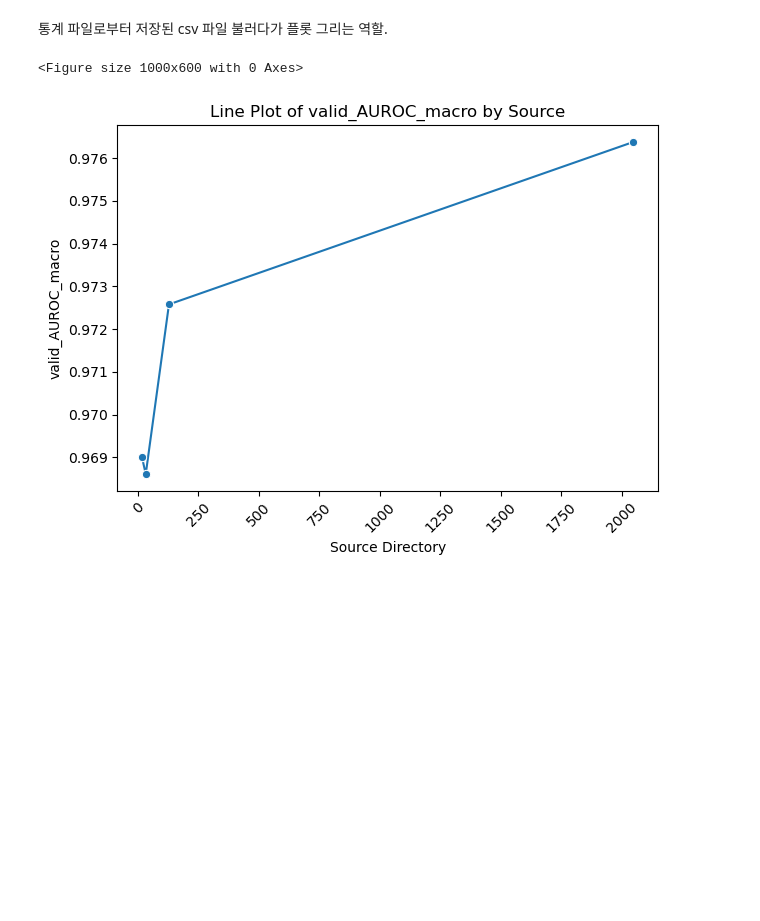
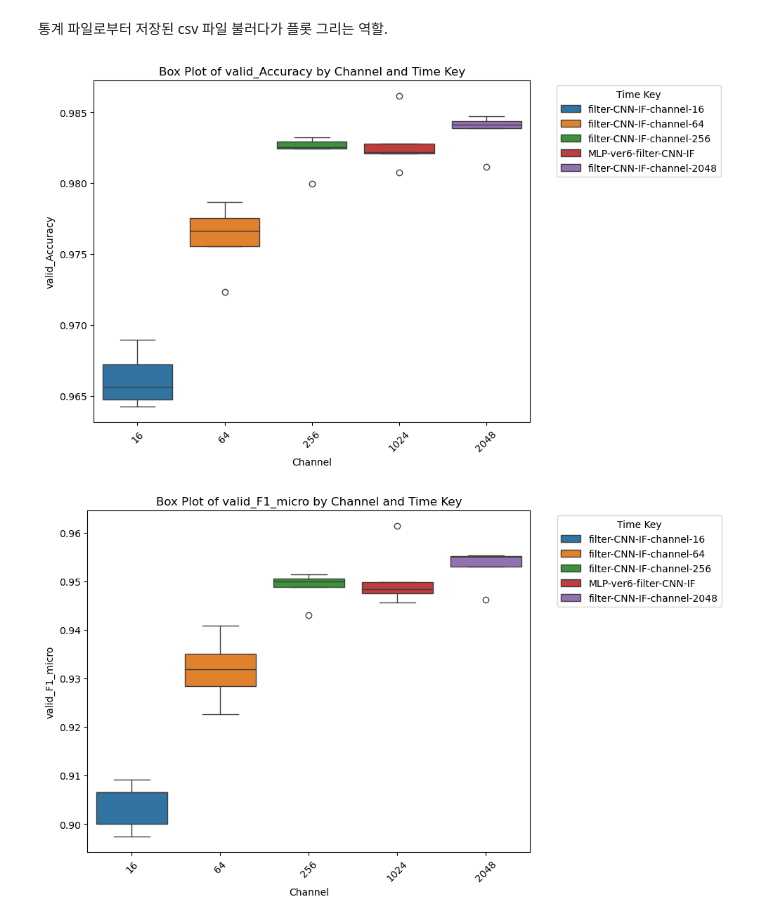
Before and after one commit to LeeHyunWon999/TP_encoding_SNN, a Jupyter notebook: new_server/ver6/statistics/expr_channel_size/seaborn_plot_channel_size.ipynb, the cells around one changed output. Cells and saved outputs as stored; diff of their text form; code cells hidden in the pictures; blank space fills up the shorter version.

Commit message:
channel statistics

```diff
--- a/new_server/ver6/statistics/expr_channel_size/seaborn_plot_channel_size.ipynb
+++ b/new_server/ver6/statistics/expr_channel_size/seaborn_plot_channel_size.ipynb
@@ -2,7 +2,7 @@
 통계 파일로부터 저장된 csv 파일 불러다가 플롯 그리는 역할.
 # %%
 # 사전 변수
-csv_dir = '/home/hschoi/leehyunwon/ECG-SNN/new_server/ver6/statistics/channel.csv'
+csv_dir = '/home/hschoi/leehyunwon/ECG-SNN/new_server/ver6/statistics/tensorboard_to_pandas/channel.csv'
 savefile_name = 'channel.pdf'
 # %%
 import pandas as pd
@@ -11,30 +11,43 @@ import matplotlib.pyplot as plt
 # %%
 # CSV 파일 불러오기
 data = pd.read_csv(csv_dir)
-# data['source_dir'][0] = 'asdf'
 
-# (채널 전용) 파일명 숫자로 안읽히게 조정
-# data['source_dir'] = data['source_dir'].astype(str) # 숫자로 읽히는게 낫다 하심
+# 1. 폴더명에서 'channel_xx' 추출하여 x축 값 추가
+def extract_channel(source_dir):
+    if "channel_" in source_dir:
+        # 'channel_' 뒤의 값을 추출
+        channel_value = int(source_dir.split("channel_")[1].split("_")[0])
+        return channel_value
+    return 1024
+
+data['channel'] = data['source_dir'].apply(extract_channel)
+
+# 2. 폴더명에서 시간 기록(yyyy-mm-dd-hh-mm-ss)을 추출하여 그룹화 키 추가
+def extract_time_key(source_dir):
+    return "-".join(source_dir.split("_")[-7:-2])
+
+data['time_key'] = data['source_dir'].apply(extract_time_key)
 
 # box plot 그리기
 metrics = ["valid_Accuracy", "valid_F1_micro", "valid_AUROC_macro", "valid_auprc"]
 
-plt.figure(figsize=(10, 6))
+# 그룹화하여 박스플롯 생성
 for metric in metrics:
-    if metric == 'valid_AUROC_macro' :
-        plt.figure()
-        sns.lineplot(data=data, x="source_dir", y=metric, marker="o", sort=False)
-        plt.title(f"Line Plot of {metric} by Source")
-        plt.xlabel("Source Directory")
-        plt.ylabel(metric)
-        plt.xticks(rotation=45)
-        plt.tight_layout()
+    plt.figure(figsize=(10, 6))
+    sns.boxplot(data=data, x="channel", y=metric, hue="time_key")
+    plt.title(f"Box Plot of {metric} by Channel and Time Key")
+    plt.xlabel("Channel")
+    plt.ylabel(metric)
+    plt.xticks(rotation=45)
+    plt.legend(title="Time Key", bbox_to_anchor=(1.05, 1), loc='upper left')
+    plt.tight_layout()
 
-        # pdf로 저장
-        plt.savefig(savefile_name, format="pdf", bbox_inches="tight")
-        plt.show()
+    # pdf로 저장
+    savefile_name = f"{metric}_boxplot.pdf"
+    plt.savefig(savefile_name, format="pdf", bbox_inches="tight")
+    plt.show()
 
 plt.close()
 # %% [output]
-<Figure size 1000x600 with 0 Axes>
-[figure, old version]
+[figure, new version]
+[figure, added]
```
Also changed, not shown: parts of 1 cell of this notebook, 22 other files.
